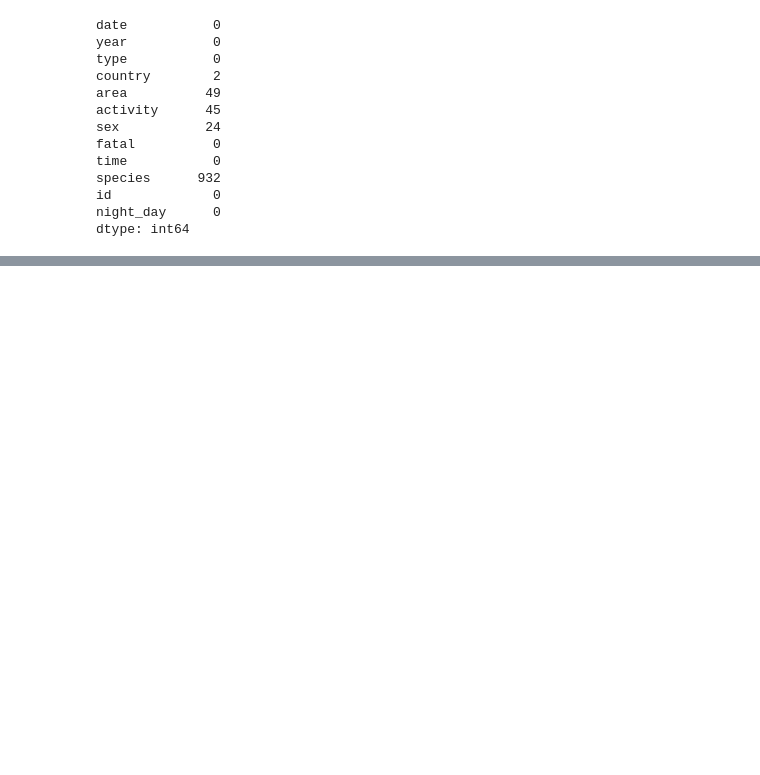
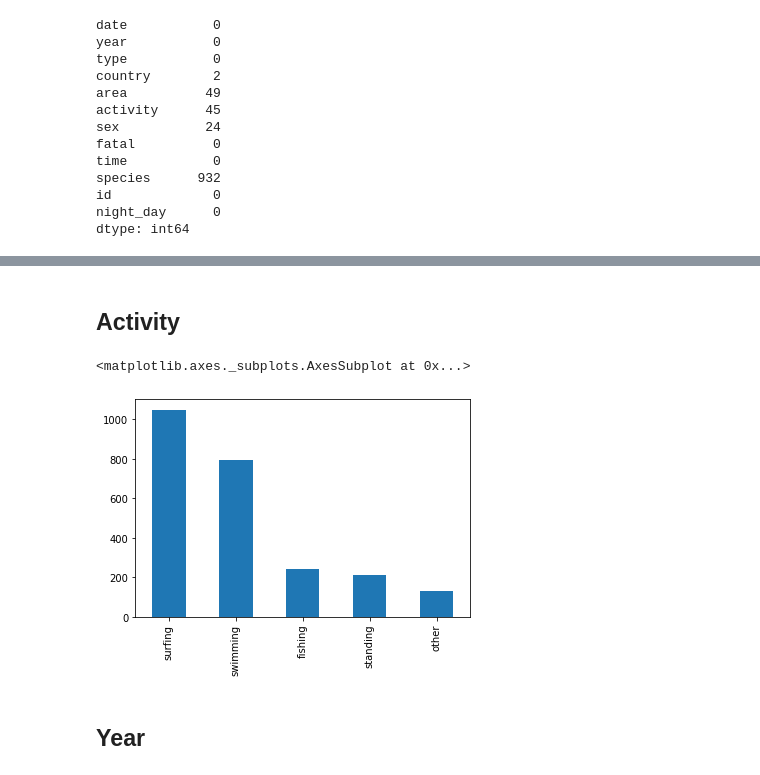
Before and after one commit to DavidCarricondo/data-cleaning-pandas, a Jupyter notebook: Cleaning.ipynb, the cells around one changed output, grey strips where cells are left out. Cells and saved outputs as stored; diff of their text form; code cells hidden in the pictures; blank space fills up the shorter version.

```diff
--- a/Cleaning.ipynb
+++ b/Cleaning.ipynb
@@ -265,0 +280,5 @@ dtype: int64
+# %%
+data.loc[data.fatal == ' N', 'fatal'] = 'N'
+# %%
+data = data[~(data.fatal=='UNKNOWN')]
+data.fatal.value_counts()
@@ -265,0 +291,4 @@ dtype: int64
+# %%
+data['fy'] = np.where(data.fatal == 'Y', 1, 0)
+data['fn'] = np.where(data.fatal == 'N', 1, 0)
+data[['fy', 'fn']]
@@ -265,0 +357,14 @@ dtype: int64
+# %% [markdown]
+## Activity
+# %%
+data.activity.isnull().value_counts()
+data['activity'] = data.activity.fillna('Unknown')
+# %%
+
+data['activity'] = fn.fixactiv(data.activity)
+data['activity'].value_counts().plot.bar()
+# %% [output]
+<matplotlib.axes._subplots.AxesSubplot at 0x...>
+[figure, added]
+# %% [markdown]
+## Year
```
Also changed, not shown: parts of 15 cells of this notebook, 2 other files.
